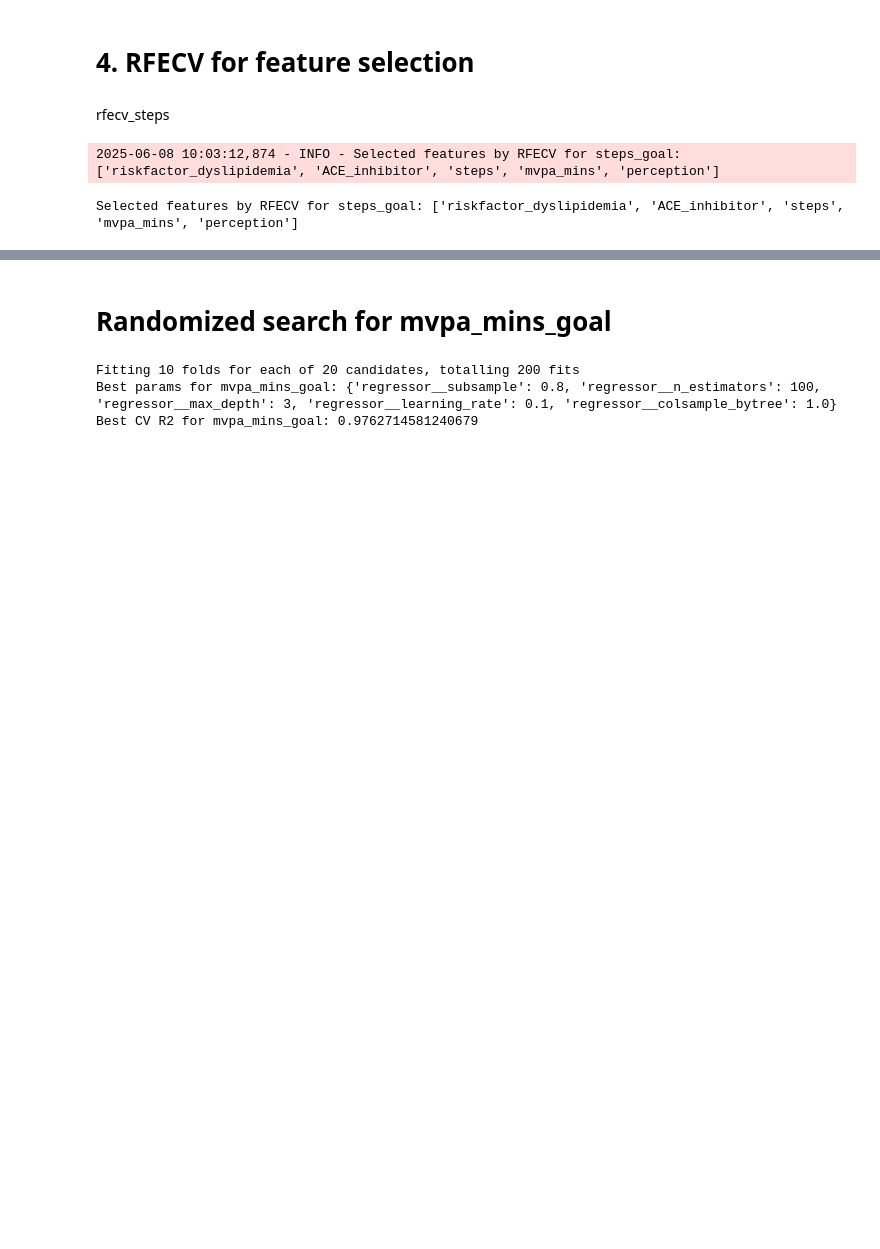
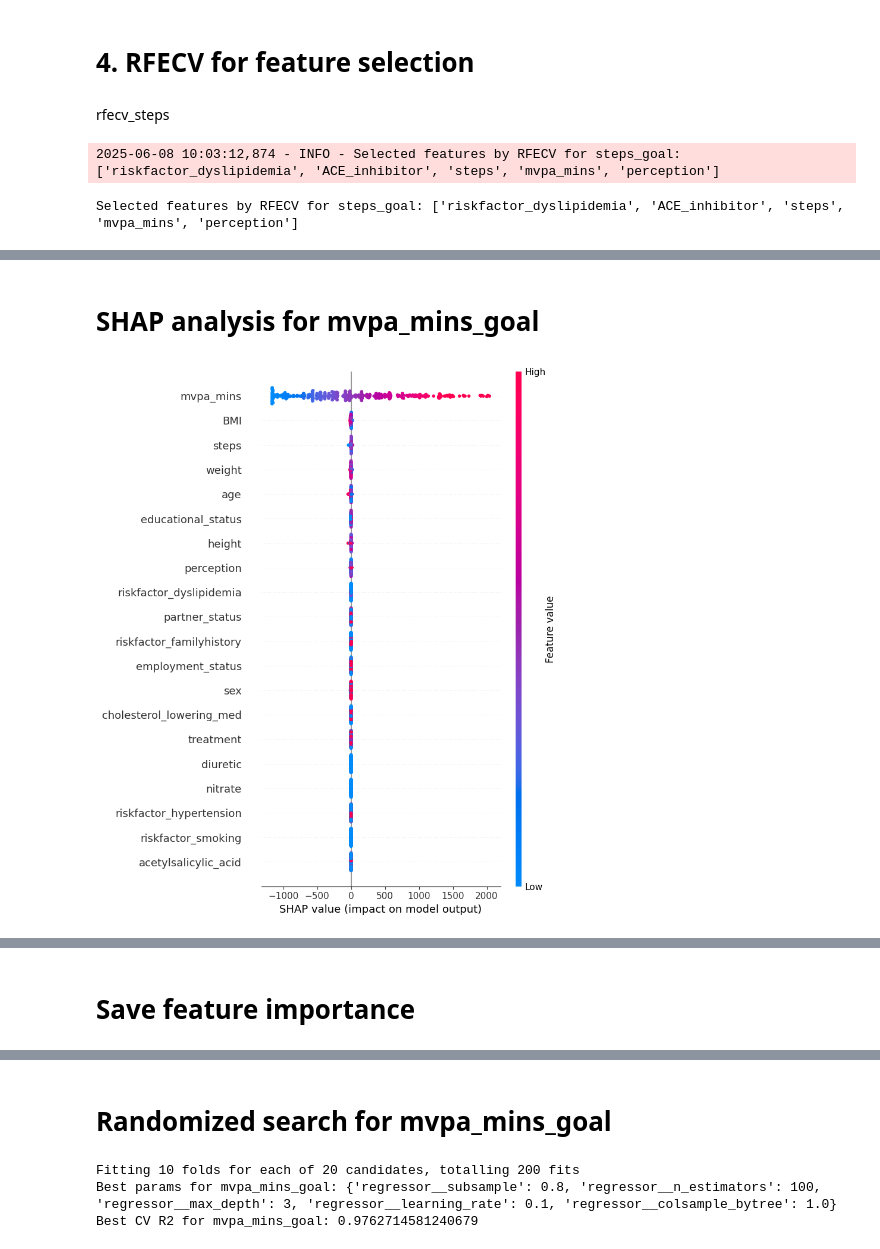
Before and after one commit to aliowx/activity-goal-prediction, a Jupyter notebook: notebook/final_model_notebook.ipynb, the cells around one changed output, grey strips where cells are left out. Cells and saved outputs as stored; diff of their text form; code cells hidden in the pictures; blank space fills up the shorter version.

```diff
--- a/notebook/final_model_notebook.ipynb
+++ b/notebook/final_model_notebook.ipynb
@@ -594,0 +619,14 @@ Selected features by RFECV for steps_goal: ['riskfactor_dyslipidemia', 'ACE_inhi
+# %% [markdown]
+# SHAP analysis for mvpa_mins_goal
+# %%
+
+explainer_mvpa = shap.TreeExplainer(xgb_model_mvpa)
+shap_values_mvpa = explainer_mvpa.shap_values(X_preprocessed)
+
+plt.figure(figsize=(10, 6))
+shap.summary_plot(shap_values_mvpa, X_preprocessed, feature_names=numeric_columns, show=False)
+plt.savefig('../photo/shap_feature_importance_mvpa_mins_goal.png')
+plt.show()
+logger.info("SHAP feature importance plot for mvpa_mins_goal saved as '../photo/shap_feature_importance_mvpa_mins_goal.png'")
+# %% [output]
+[figure, added]
@@ -594,0 +634,2 @@ Selected features by RFECV for steps_goal: ['riskfactor_dyslipidemia', 'ACE_inhi
+# %% [markdown]
+# Save feature importance
```
Also changed, not shown: parts of 29 cells of this notebook.
